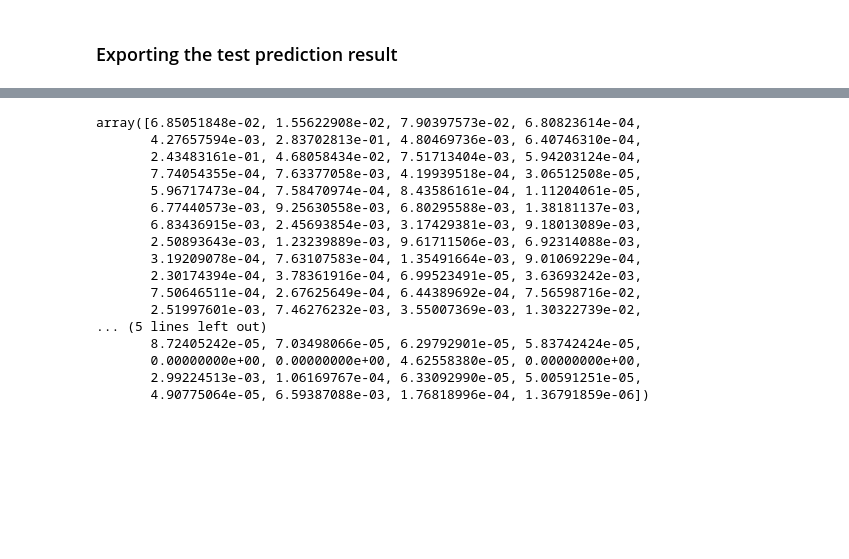
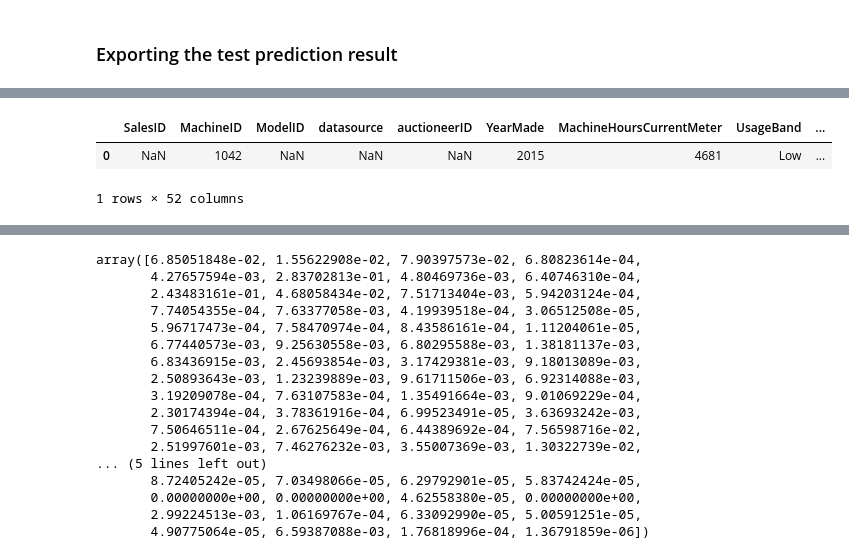
Before and after one commit to Eleanor-git/Regression_Bulldozer, a Jupyter notebook: Bulldozer_price_regression.ipynb, the cells around one changed output, grey strips where cells are left out. Saved outputs shown, nothing was run; the diff lists cells and outputs as text; code cells hidden in the pictures; blank space fills up the shorter version.

```diff
--- a/Bulldozer_price_regression.ipynb
+++ b/Bulldozer_price_regression.ipynb
@@ -1555,0 +1615,7 @@ A bulldozer auction from 38 March 2026 in The States is found [here](https://www
+# %%
+custom_sample_df = pd.DataFrame(custom_sample, index = [0])
+custom_sample_df
+# %% [output]
+|  | SalesID | MachineID | ModelID | datasource | auctioneerID | YearMade | MachineHoursCurrentMeter | UsageBand | ... |
+| 0 | NaN | 1042 | NaN | NaN | NaN | 2015 | 4681 | Low | ... |
+1 rows × 52 columns
```
Also changed, not shown: parts of 15 cells of this notebook.
